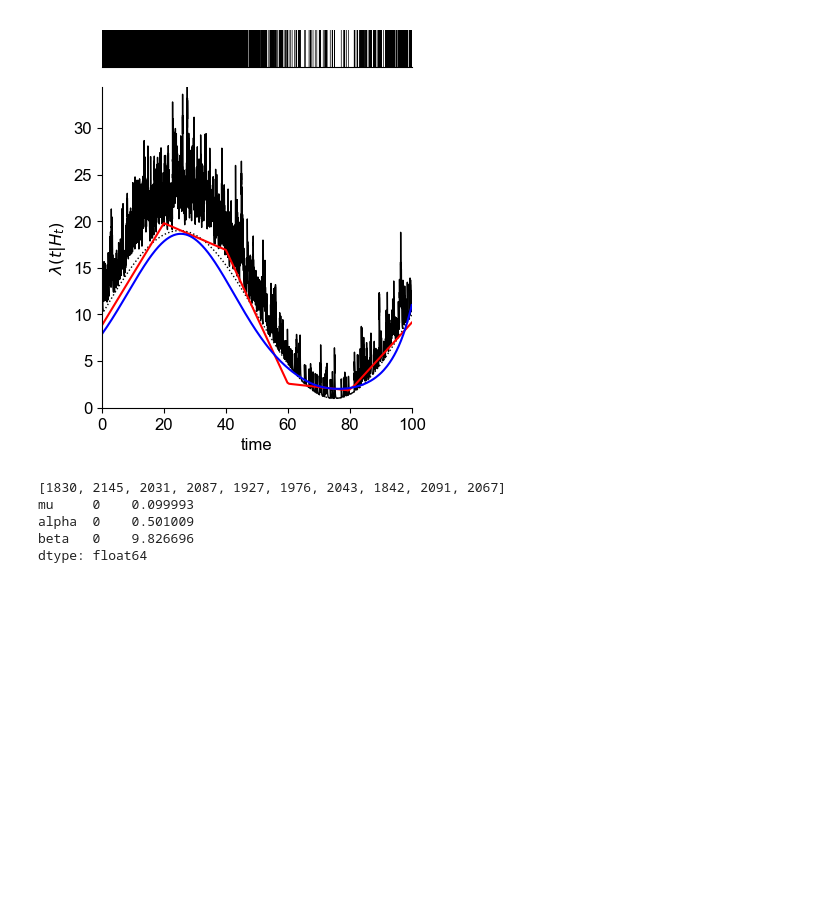
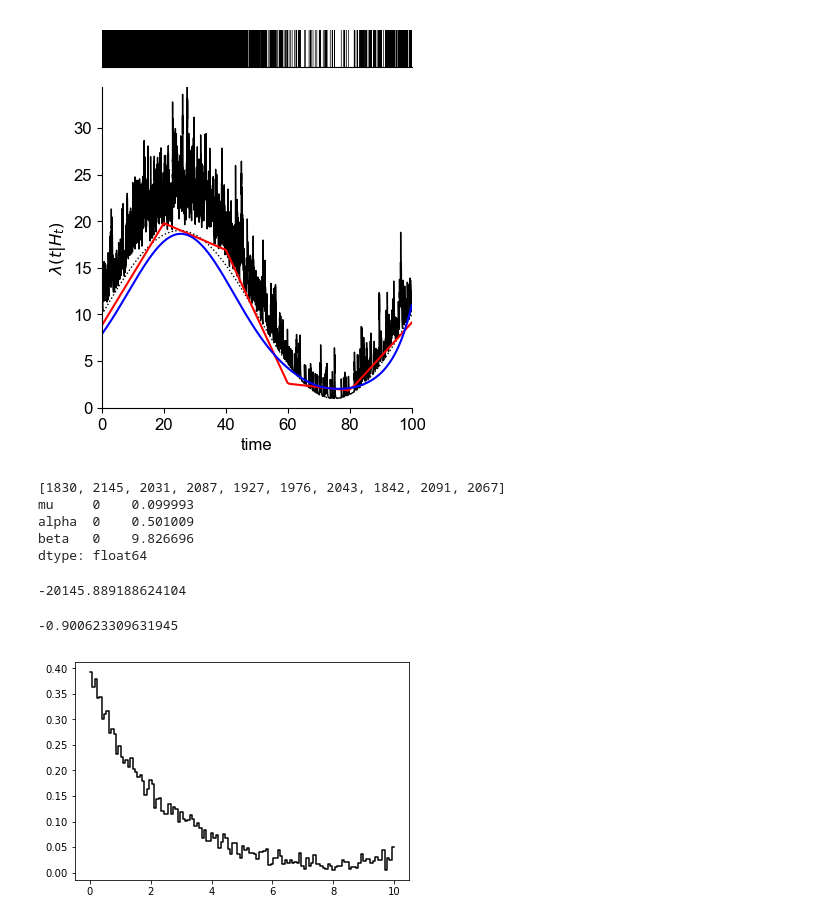
Before and after one commit to carlottadepasquale/Hawkes, a Jupyter notebook: demo.ipynb, the cells around one changed output. Cells and saved outputs as stored; diff of their text form; code cells hidden in the pictures; blank space fills up the shorter version.

```diff
--- a/demo.ipynb
+++ b/demo.ipynb
@@ -160,3 +160,27 @@ mu     0    0.099993
 alpha  0    0.501009
 beta   0    9.826696
 dtype: float64
+# %%
+########################## non-parametric model
+
+import Hawkes as hk
+
+T = pd.read_pickle('./NK.pkl')['T']
+T = T+1
+n = len(T)
+n_train = int(n*0.8)
+itv = [0,T[n_train-1]+1e-6]
+
+support = 10.0
+num_bin = 128
+h2 = hk.estimator_np(support=support,num_bin=num_bin)
+h2.fit(T,itv)
+h2.plot_kernel()
+print(h2.L)
+
+h2.set_data({'T':T},[0,T[-1]+1e-6])
+h2.L_index()[n_train:].mean()
+# %% [output]
+-20145.889188624104
+-0.900623309631945
+[figure, added]
```
Also changed, not shown: 4 other files.
